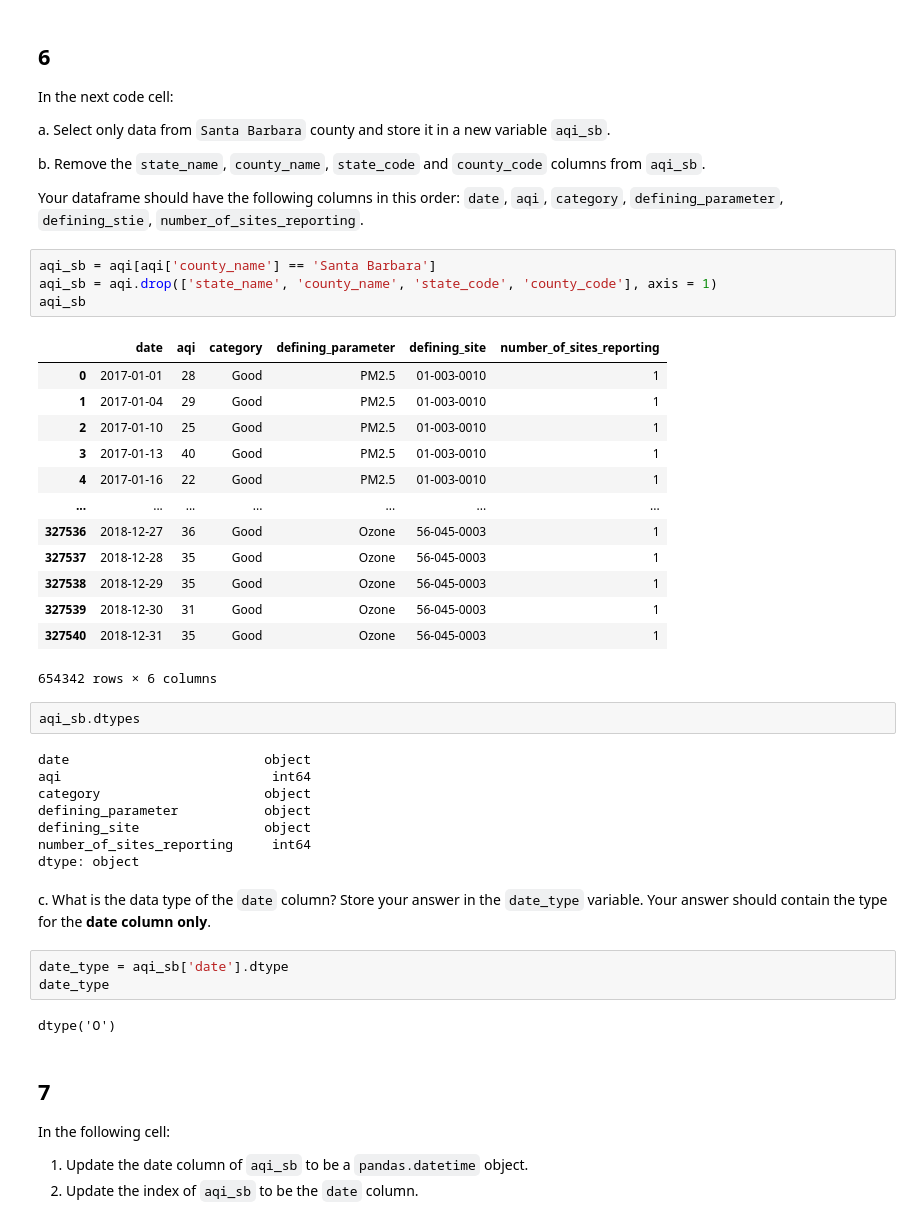
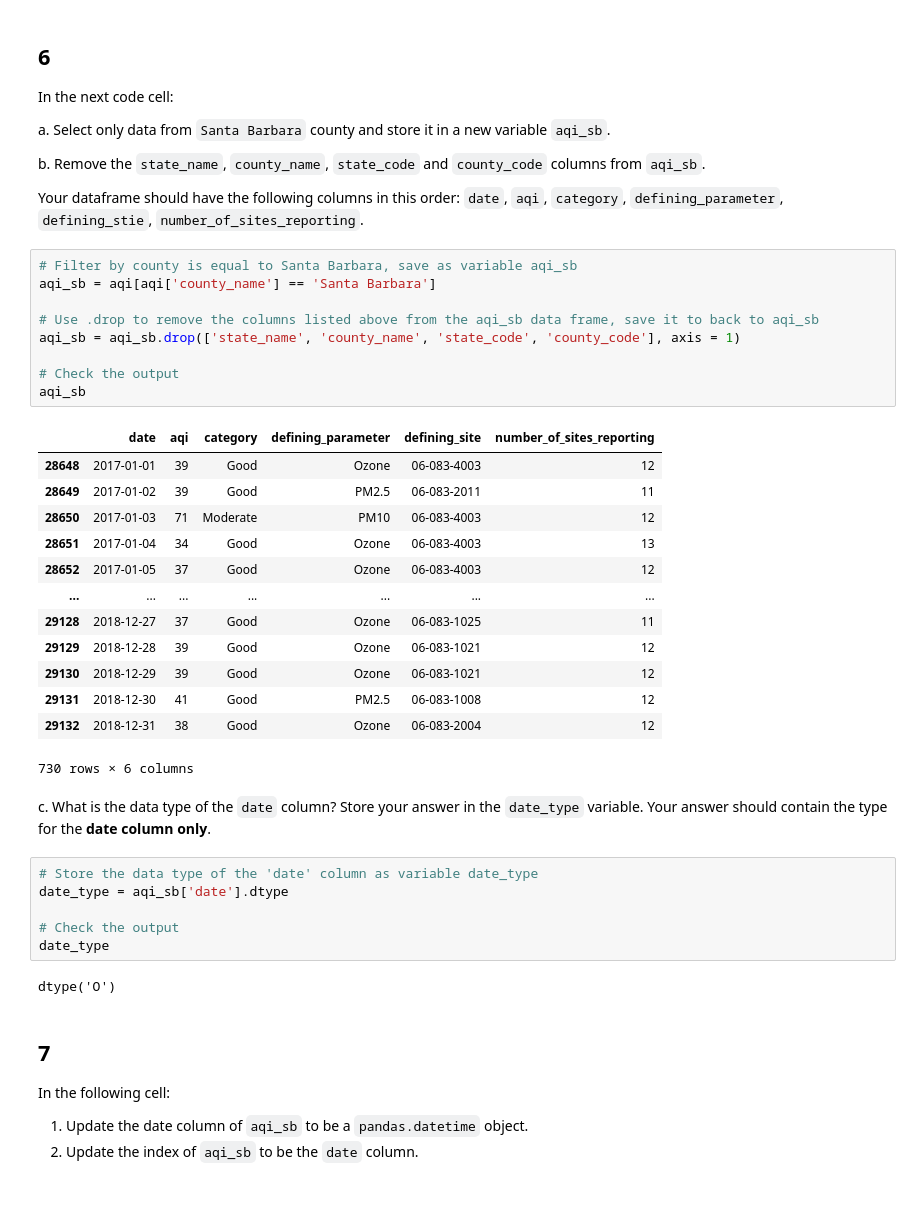
Before and after one commit to llumj/eds220-hwk2, a Jupyter notebook: hwk2-task3-aqi-Mull.ipynb, the cells around one changed output. Drawn from its saved outputs; the diff is of its cells as text; blank space fills up the shorter version.

```diff
--- a/hwk2-task3-aqi-Mull.ipynb
+++ b/hwk2-task3-aqi-Mull.ipynb
@@ -212,44 +299,42 @@ a. Select only data from `Santa Barbara` county and store it in a new variable `
 b. Remove the `state_name`, `county_name`, `state_code` and `county_code` columns from `aqi_sb`.
 
 Your dataframe should have the following columns in this order: `date`, `aqi`, `category`, `defining_parameter`, `defining_stie`, `number_of_sites_reporting`.
-# %%
-aqi_sb = aqi[aqi['county_name'] == 'Santa Barbara']
-aqi_sb = aqi.drop(['state_name', 'county_name', 'state_code', 'county_code'], axis = 1)
-aqi_sb
-# %% [output]
-|  | date | aqi | category | defining_parameter | defining_site | number_of_sites_reporting |
-| 0 | 2017-01-01 | 28 | Good | PM2.5 | 01-003-0010 | 1 |
-| 1 | 2017-01-04 | 29 | Good | PM2.5 | 01-003-0010 | 1 |
-| 2 | 2017-01-10 | 25 | Good | PM2.5 | 01-003-0010 | 1 |
-| 3 | 2017-01-13 | 40 | Good | PM2.5 | 01-003-0010 | 1 |
-| 4 | 2017-01-16 | 22 | Good | PM2.5 | 01-003-0010 | 1 |
-| ... | ... | ... | ... | ... | ... | ... |
-| 327536 | 2018-12-27 | 36 | Good | Ozone | 56-045-0003 | 1 |
-| 327537 | 2018-12-28 | 35 | Good | Ozone | 56-045-0003 | 1 |
-| 327538 | 2018-12-29 | 35 | Good | Ozone | 56-045-0003 | 1 |
-| 327539 | 2018-12-30 | 31 | Good | Ozone | 56-045-0003 | 1 |
-| 327540 | 2018-12-31 | 35 | Good | Ozone | 56-045-0003 | 1 |
-654342 rows × 6 columns
-# %%
-aqi_sb.dtypes
-# %% [output]
-date                         object
-aqi                           int64
-category                     object
-defining_parameter           object
-defining_site                object
-number_of_sites_reporting     int64
-dtype: object
+# %%
+# Filter by county is equal to Santa Barbara, save as variable aqi_sb
+aqi_sb = aqi[aqi['county_name'] == 'Santa Barbara']
+
+# Use .drop to remove the columns listed above from the aqi_sb data frame, save it to back to aqi_sb
+aqi_sb = aqi_sb.drop(['state_name', 'county_name', 'state_code', 'county_code'], axis = 1)
+
+# Check the output
+aqi_sb
+# %% [output]
+|  | date | aqi | category | defining_parameter | defining_site | number_of_sites_reporting |
+| 28648 | 2017-01-01 | 39 | Good | Ozone | 06-083-4003 | 12 |
+| 28649 | 2017-01-02 | 39 | Good | PM2.5 | 06-083-2011 | 11 |
+| 28650 | 2017-01-03 | 71 | Moderate | PM10 | 06-083-4003 | 12 |
+| 28651 | 2017-01-04 | 34 | Good | Ozone | 06-083-4003 | 13 |
+| 28652 | 2017-01-05 | 37 | Good | Ozone | 06-083-4003 | 12 |
+| ... | ... | ... | ... | ... | ... | ... |
+| 29128 | 2018-12-27 | 37 | Good | Ozone | 06-083-1025 | 11 |
+| 29129 | 2018-12-28 | 39 | Good | Ozone | 06-083-1021 | 12 |
+| 29130 | 2018-12-29 | 39 | Good | Ozone | 06-083-1021 | 12 |
+| 29131 | 2018-12-30 | 41 | Good | PM2.5 | 06-083-1008 | 12 |
+| 29132 | 2018-12-31 | 38 | Good | Ozone | 06-083-2004 | 12 |
+730 rows × 6 columns
 # %% [markdown]
 <!-- END QUESTION -->
 
 
 c. What is the data type of the `date` column? Store your answer in the `date_type` variable. Your answer should contain the type for the **date column only**.
-# %%
-date_type = aqi_sb['date'].dtype
-date_type
-# %% [output]
-dtype('O')
+# %%
+# Store the data type of the 'date' column as variable date_type
+date_type = aqi_sb['date'].dtype
+
+# Check the output
+date_type
+# %% [output]
+dtype('O')
 # %% [markdown]
 <!-- BEGIN QUESTION -->
 
```
Also changed, not shown: parts of 14 cells of this notebook, 3 other files.
